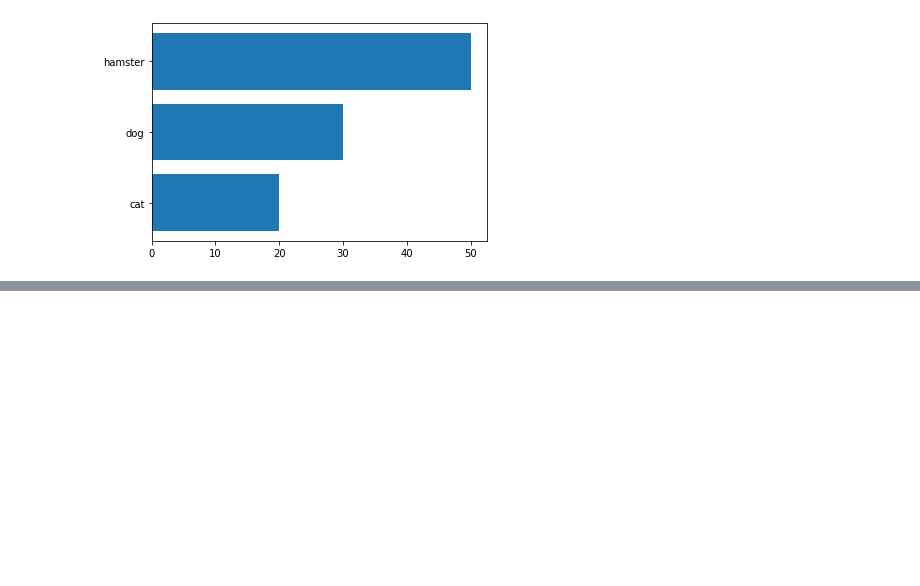
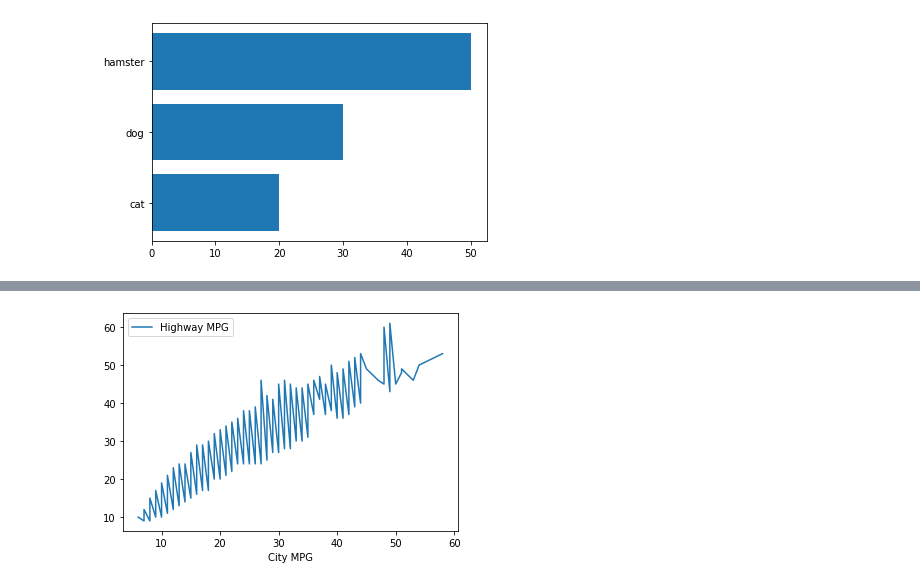
Before and after one commit to BehroozGharleghi/data-pt-ber-08-20, a Jupyter notebook: Labs/module-1_labs/04_pandas/04_lab-data_cleaning/your-code/plotting commands.ipynb, the cells around one changed output, grey strips where cells are left out. Saved outputs shown, nothing was run; the diff lists cells and outputs as text; code cells hidden in the pictures; blank space fills up the shorter version.

```diff
--- a/Labs/module-1_labs/04_pandas/04_lab-data_cleaning/your-code/plotting commands.ipynb
+++ b/Labs/module-1_labs/04_pandas/04_lab-data_cleaning/your-code/plotting commands.ipynb
@@ -68,0 +86,7 @@ plt.show()
+# %%
+# we can directly plot from the file:
+
+vehicles.plot( x='City MPG', y='Highway MPG')
+plt.show()
+# %% [output]
+[figure, added]
```
Also changed, not shown: parts of 8 cells of this notebook, 3 other files.
